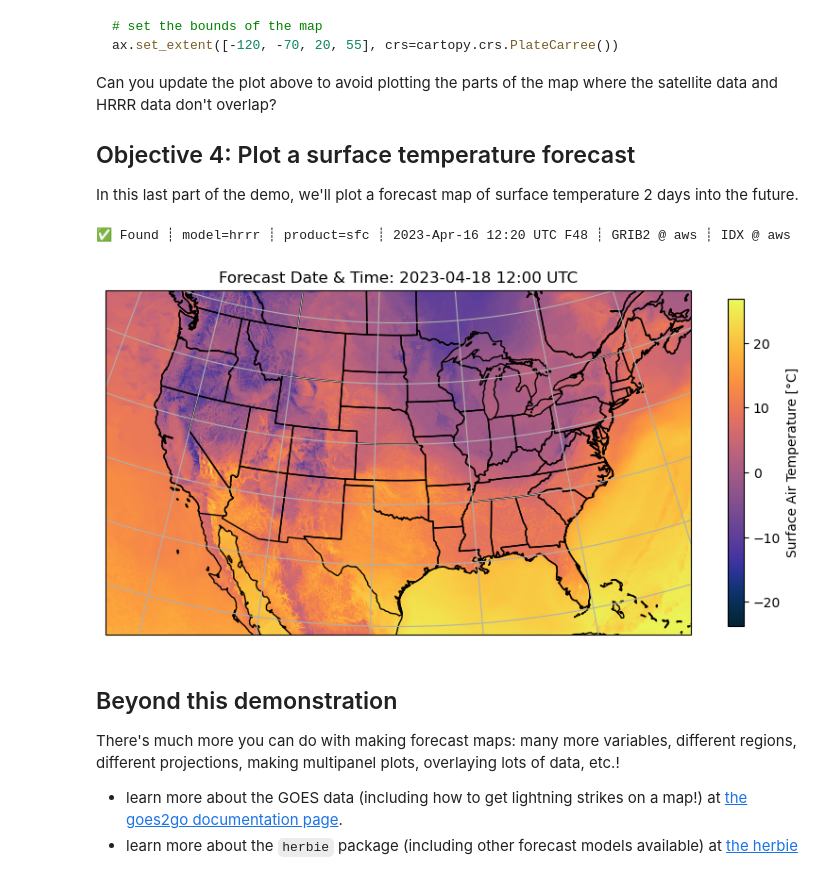
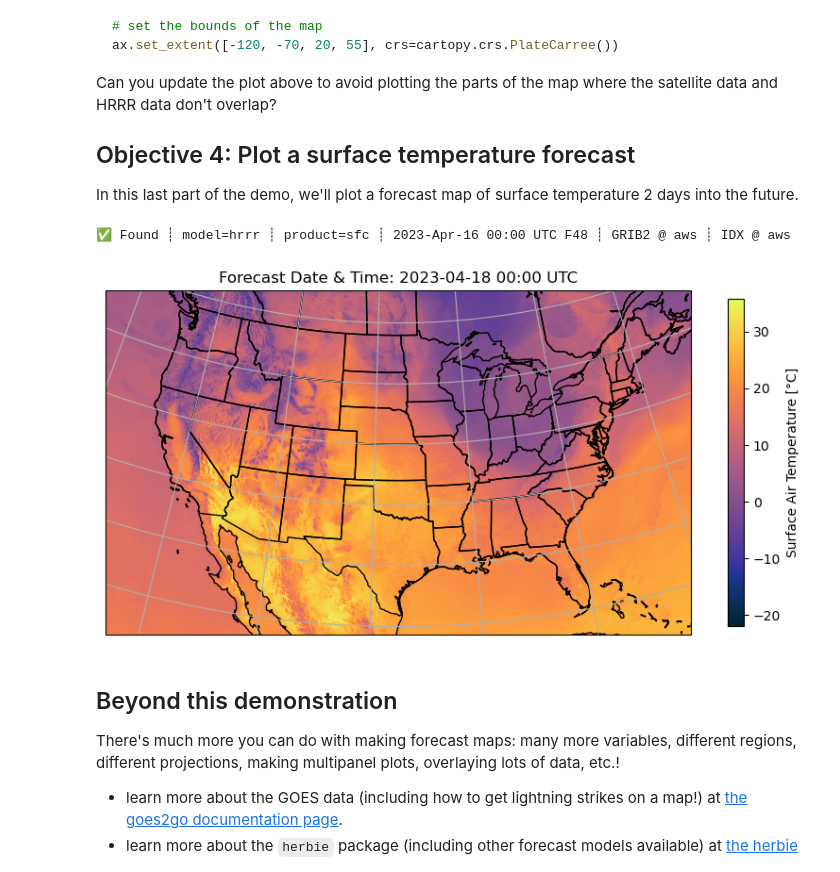
Before and after one commit to IU-Atmospheric-Sciences-Group/forecast_map_demo, a Jupyter notebook: Forecast Map Demo.ipynb, the cells around one changed output. Drawn from its saved outputs; the diff is of its cells as text; code cells hidden in the pictures.

```diff
--- a/Forecast Map Demo.ipynb
+++ b/Forecast Map Demo.ipynb
@@ -300,11 +356,11 @@ In this last part of the demo, we'll plot a forecast map of surface temperature
 # Step 1: Download the forecast data
 # ***********************************
 model = "hrrr" # the model to use; "hrrr" = High Resolution Rapid Refresh model; see https://herbie.readthedocs.io/en/stable/user_guide/_model_notebooks/index.html for more
-forecast_init_date = "today" # the date that the forecast model starts; enter a date in the format "YYYY-MM-DD" to specify something other than the most recent forecast
+forecast_init_date = dt.datetime.today() # the date that the forecast model starts
 forecast_hour = 2 * 24 # two days (48 hours) into the future
 product = "sfc" # the type of forecast data to download; "prs" = pressure level data; "sfc" = surface data
 H = herbie.Herbie(
-    date = forecast_init_date,
+    date = forecast_init_date.strftime("%Y-%m-%d 00"),
     fxx = forecast_hour,
     model=model,
     product=product,
@@ -348,35 +404,35 @@ cplt = ax.pcolormesh(
 )
 
 # **************************
 # Step 5: Annotate the plot
 # **************************
 # add coastlines and states
 ax.add_feature(cartopy.feature.STATES)
 ax.coastlines()
 
 # add grid lines, but only label the left and bottom ones
 gl = ax.gridlines()
 
 # add a title giving the valid date and time of the forecast
 forecast_date = pd.to_datetime(t2m.valid_time.values).strftime("%Y-%m-%d %H:%M UTC")
 ax.set_title(f"Forecast Date & Time: {forecast_date}")
 
 # add a colorbar
 fig.colorbar(cplt, ax=ax, shrink=0.9, label = "Surface Air Temperature [°C]")
 
 
 
 # ******************************************
 # Step 6: Show the plot (and maybe save it)
 # ******************************************
 # save the figure to a file
 # plt.savefig("HRRR_2_day_surface_temperature.png")
 
 # show the plot
 plt.show()
 # %% [output]
-✅ Found ┊ model=hrrr ┊ product=sfc ┊ 2023-Apr-16 12:20 UTC F48 ┊ GRIB2 @ aws ┊ IDX @ aws
+✅ Found ┊ model=hrrr ┊ product=sfc ┊ 2023-Apr-16 00:00 UTC F48 ┊ GRIB2 @ aws ┊ IDX @ aws
-[figure, old version]
+[figure, new version]
 # %% [markdown]
 ## Beyond this demonstration
 
```
Also changed, not shown: parts of 6 cells of this notebook, 1 other file.
